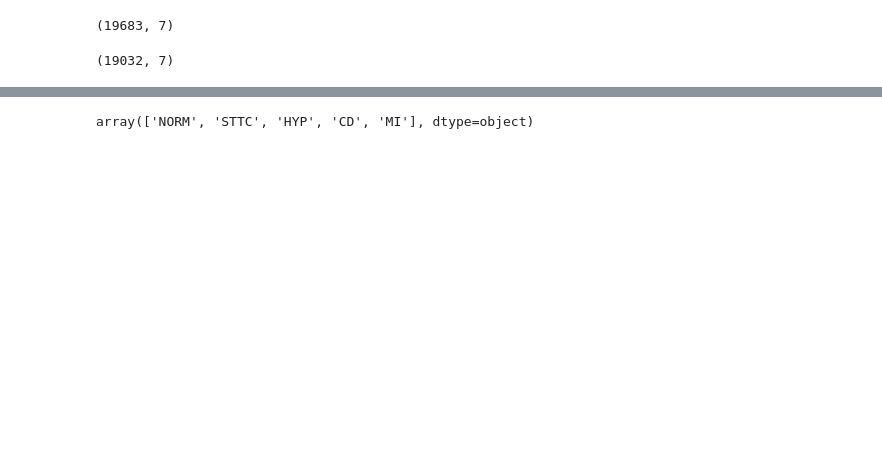
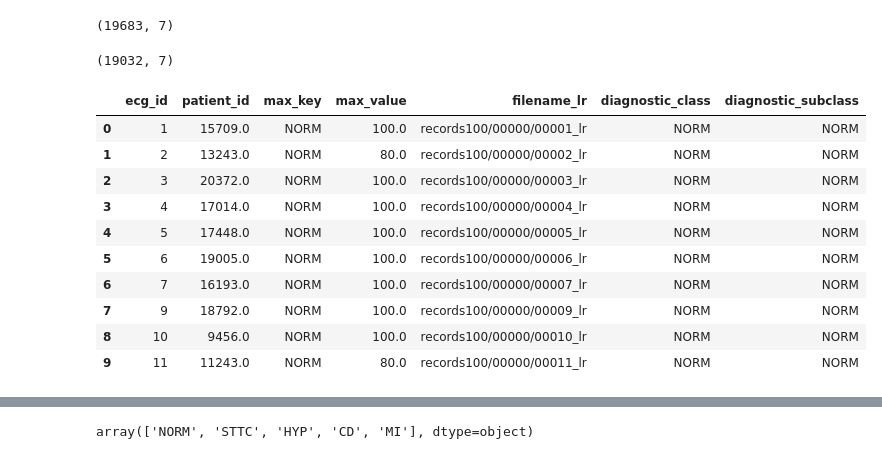
Before and after one commit to miriam-agrawala/heartcondition-prediction, a Jupyter notebook: create_featurevector.ipynb, the cells around one changed output, grey strips where cells are left out. Cells and saved outputs as stored; diff of their text form; code cells hidden in the pictures; blank space fills up the shorter version.

```diff
--- a/create_featurevector.ipynb
+++ b/create_featurevector.ipynb
@@ -13,12 +17,8 @@ import torch.nn as nn
 # %%
-np.set_printoptions(threshold=np.inf)
-pd.set_option("display.max_rows", None)
 pd.set_option("display.max_columns", None)
 
-path_data_csv = r"C:\Users\magra\Documents\HSD\5_Semester\Advances_AI\Project\ptb-xl-a-large-publicly-available-electrocardiography-dataset-1.0.3\ptb-xl-a-large-publicly-available-electrocardiography-dataset-1.0.3"
-#path_data_csv = r"C:\Users\magra\Documents\5_Semester\Advances_AI\ptb-xl-a-large-publicly-available-electrocardiography-dataset-1.0.3\ptb-xl-a-large-publicly-available-electrocardiography-dataset-1.0.3"
-#path_data_csv =r"/home/miriam/ptb-xl-a-large-publicly-available-electrocardiography-dataset-1.0.3"
-
+#path_data_csv = r"C:\Users\magra\Documents\HSD\5_Semester\Advances_AI\Project\ptb-xl-a-large-publicly-available-electrocardiography-dataset-1.0.3\ptb-xl-a-large-publicly-available-electrocardiography-dataset-1.0.3"
+path_data_csv = r"C:\Users\magra\Documents\5_Semester\Advances_AI\ptb-xl-a-large-publicly-available-electrocardiography-dataset-1.0.3\ptb-xl-a-large-publicly-available-electrocardiography-dataset-1.0.3"
 ptbxl = pd.read_csv(os.path.join(path_data_csv, "ptbxl_database.csv"))
 ptbxl.head()
 # %% [output]
@@ -138,6 +209,20 @@ data_one_scp_df=data_one_scp_df.dropna()
 data_one_scp_df.shape
 # %% [output]
 (19032, 7)
+# %%
+data_one_scp_df.head(10)
+# %% [output]
+|  | ecg_id | patient_id | max_key | max_value | filename_lr | diagnostic_class | diagnostic_subclass |
+| 0 | 1 | 15709.0 | NORM | 100.0 | records100/00000/00001_lr | NORM | NORM |
+| 1 | 2 | 13243.0 | NORM | 80.0 | records100/00000/00002_lr | NORM | NORM |
+| 2 | 3 | 20372.0 | NORM | 100.0 | records100/00000/00003_lr | NORM | NORM |
+| 3 | 4 | 17014.0 | NORM | 100.0 | records100/00000/00004_lr | NORM | NORM |
+| 4 | 5 | 17448.0 | NORM | 100.0 | records100/00000/00005_lr | NORM | NORM |
+| 5 | 6 | 19005.0 | NORM | 100.0 | records100/00000/00006_lr | NORM | NORM |
+| 6 | 7 | 16193.0 | NORM | 100.0 | records100/00000/00007_lr | NORM | NORM |
+| 7 | 9 | 18792.0 | NORM | 100.0 | records100/00000/00009_lr | NORM | NORM |
+| 8 | 10 | 9456.0 | NORM | 100.0 | records100/00000/00010_lr | NORM | NORM |
+| 9 | 11 | 11243.0 | NORM | 80.0 | records100/00000/00011_lr | NORM | NORM |
 # %%
 data_one_scp_df["diagnostic_class_numerical"] = data_one_scp_df.loc[:, "diagnostic_class"]
 data_one_scp_df.head(5)
```
Also changed, not shown: parts of 45 cells of this notebook, 4 other files.
